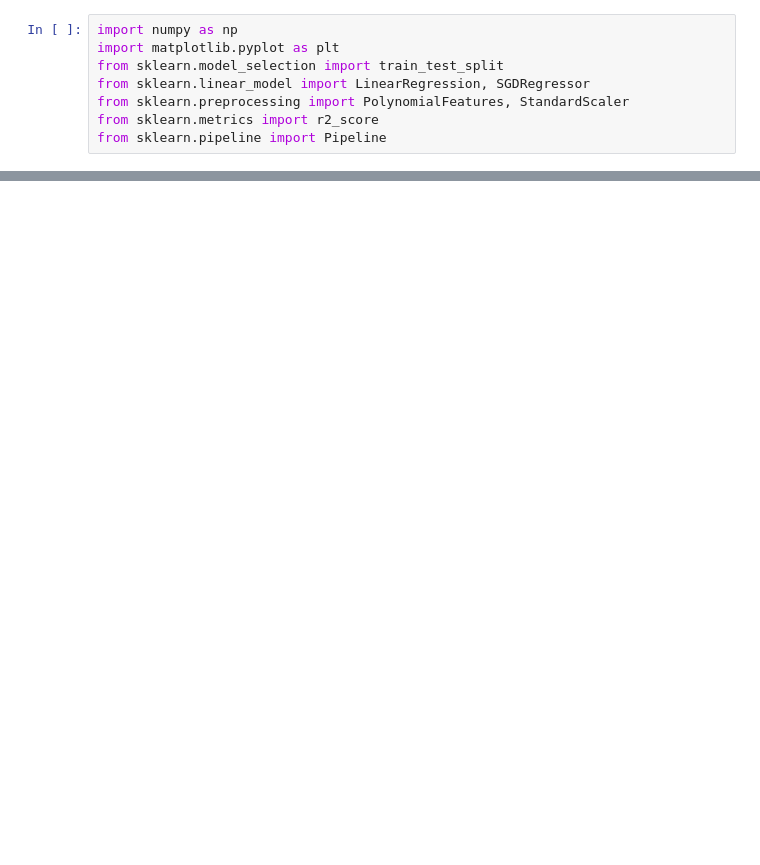
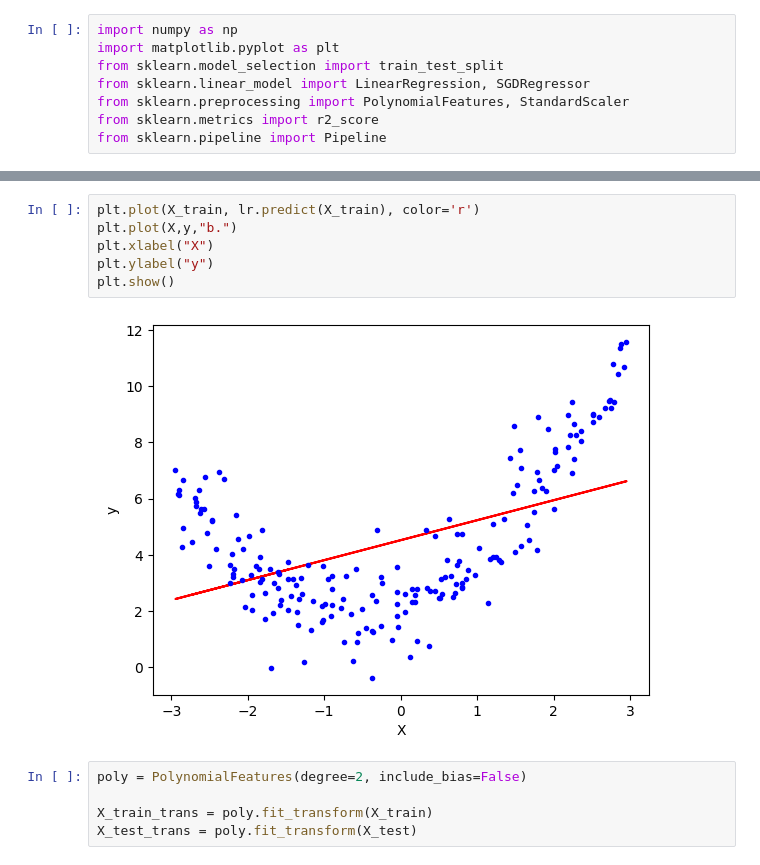
Before and after one commit to aksasit/100_Days_Of_Machine_Learning, a Jupyter notebook: Day_53_Polynomial_Regression/polynomial_regression.ipynb, the cells around one changed output, grey strips where cells are left out. Saved outputs shown, nothing was run; the diff lists cells and outputs as text; blank space fills up the shorter version.

```diff
--- a/Day_53_Polynomial_Regression/polynomial_regression.ipynb
+++ b/Day_53_Polynomial_Regression/polynomial_regression.ipynb
@@ -8,0 +31,13 @@ from sklearn.pipeline import Pipeline
+# %%
+plt.plot(X_train, lr.predict(X_train), color='r')
+plt.plot(X,y,"b.")
+plt.xlabel("X")
+plt.ylabel("y")
+plt.show()
+# %% [output]
+[figure, added]
+# %%
+poly = PolynomialFeatures(degree=2, include_bias=False)
+
+X_train_trans = poly.fit_transform(X_train)
+X_test_trans = poly.fit_transform(X_test)
```
Also changed, not shown: parts of 23 cells of this notebook.
